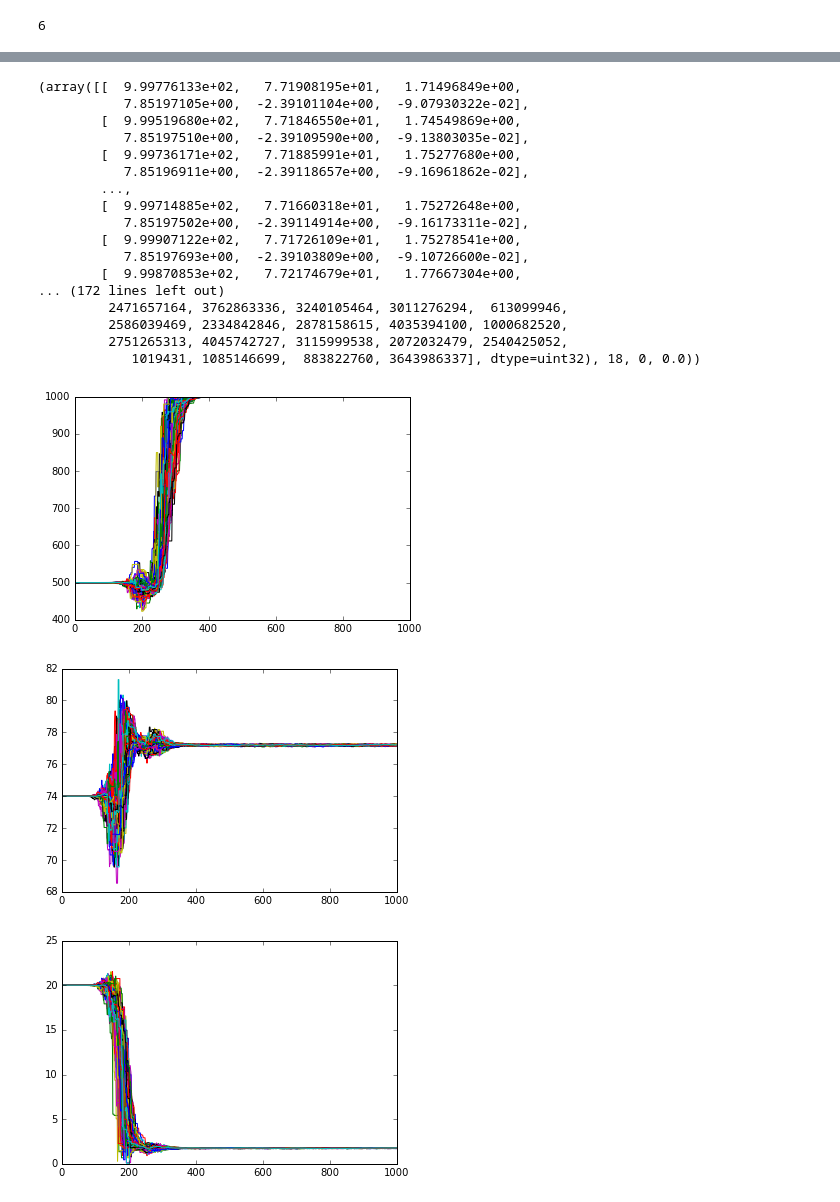
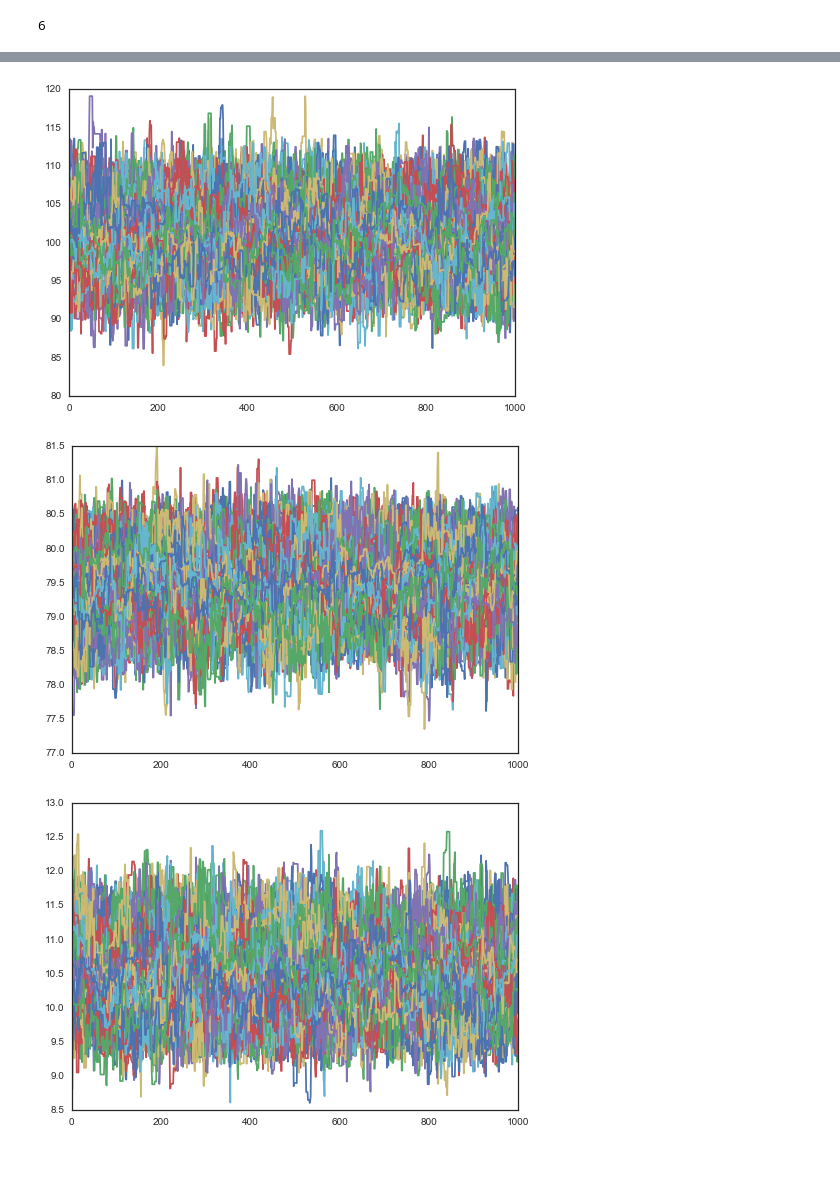
Before and after one commit to olegs22/SCI-Bayes, a Jupyter notebook: mcmc_gauss.ipynb, the cells around one changed output, grey strips where cells are left out. Saved outputs shown, nothing was run; the diff lists cells and outputs as text; code cells hidden in the pictures; blank space fills up the shorter version.

```diff
--- a/mcmc_gauss.ipynb
+++ b/mcmc_gauss.ipynb
@@ -14,5 +19,7 @@ model = 'gaussian'
 # %%
-frqs, T_sky = np.loadtxt('scihi_fore.txt', unpack=True)
+#frqs, T_sky = np.loadtxt('scihi_fore.txt', unpack=True)
 # %%
-sigma = radiometer(T_sky, 0.83, np.diff(frqs)[0])
+#sigma = radiometer(T_sky, 0.83, np.diff(frqs)[0])
+# %%
+sb.set_style("white")
 # %%
@@ -78,7 +97,7 @@ pos_i=[]
 np.random.seed(0)
 # %%
 for i in range(ndim):
-    z[i,:] = result.x[i] + h*np.random.rand(nwalkers)
+    z[i,:] = result.x[i] + h*np.random.randn(nwalkers)
 # %%
 for i in range(nwalkers):
     pos_i.append(np.array([z[0,i],z[1,i],z[2,i],z[3,i],z[4,i],z[5,i]]))
@@ -139,31 +158,13 @@ sampler2 = emcee.EnsembleSampler(nwalkers, ndim, log_posterior, args=(model, T_s
 # %%
-sampler2.run_mcmc(pos_i, steps);
+#sampler2.run_mcmc(pos_i, steps);
-# %% [output]
-(array([[  9.99776133e+02,   7.71908195e+01,   1.71496849e+00,
-           7.85197105e+00,  -2.39101104e+00,  -9.07930322e-02],
-        [  9.99519680e+02,   7.71846550e+01,   1.74549869e+00,
-           7.85197510e+00,  -2.39109590e+00,  -9.13803035e-02],
-        [  9.99736171e+02,   7.71885991e+01,   1.75277680e+00,
-           7.85196911e+00,  -2.39118657e+00,  -9.16961862e-02],
-        ...,
-        [  9.99714885e+02,   7.71660318e+01,   1.75272648e+00,
-           7.85197502e+00,  -2.39114914e+00,  -9.16173311e-02],
-        [  9.99907122e+02,   7.71726109e+01,   1.75278541e+00,
-           7.85197693e+00,  -2.39103809e+00,  -9.10726600e-02],
-        [  9.99870853e+02,   7.72174679e+01,   1.77667304e+00,
-... (172 lines left out)
-         2471657164, 3762863336, 3240105464, 3011276294,  613099946,
-         2586039469, 2334842846, 2878158615, 4035394100, 1000682520,
-         2751265313, 4045742727, 3115999538, 2072032479, 2540425052,
-            1019431, 1085146699,  883822760, 3643986337], dtype=uint32), 18, 0, 0.0))
 # %%
 plt.figure()
-plt.plot(sampler2.chain[:,:,0].T);
+plt.plot(sampler.chain[:,:,0].T);
 plt.figure()
-plt.plot(sampler2.chain[:,:,1].T);
+plt.plot(sampler.chain[:,:,1].T);
 plt.figure()
-plt.plot(sampler2.chain[:,:,2].T);
+plt.plot(sampler.chain[:,:,2].T);
 # %% [output]
-[figure, old version]
+[figure, new version]
-[figure, old version]
+[figure, new version]
-[figure, old version]
+[figure, new version]
```
Also changed, not shown: parts of 21 cells of this notebook.
